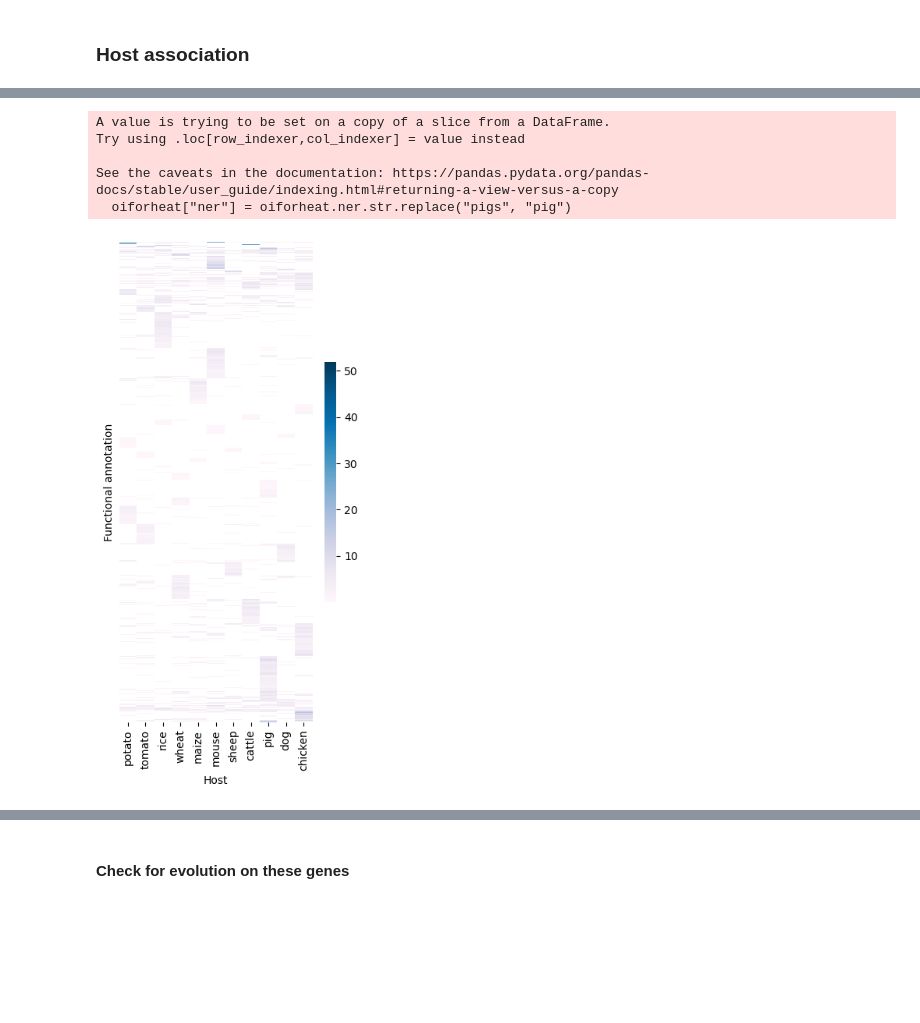
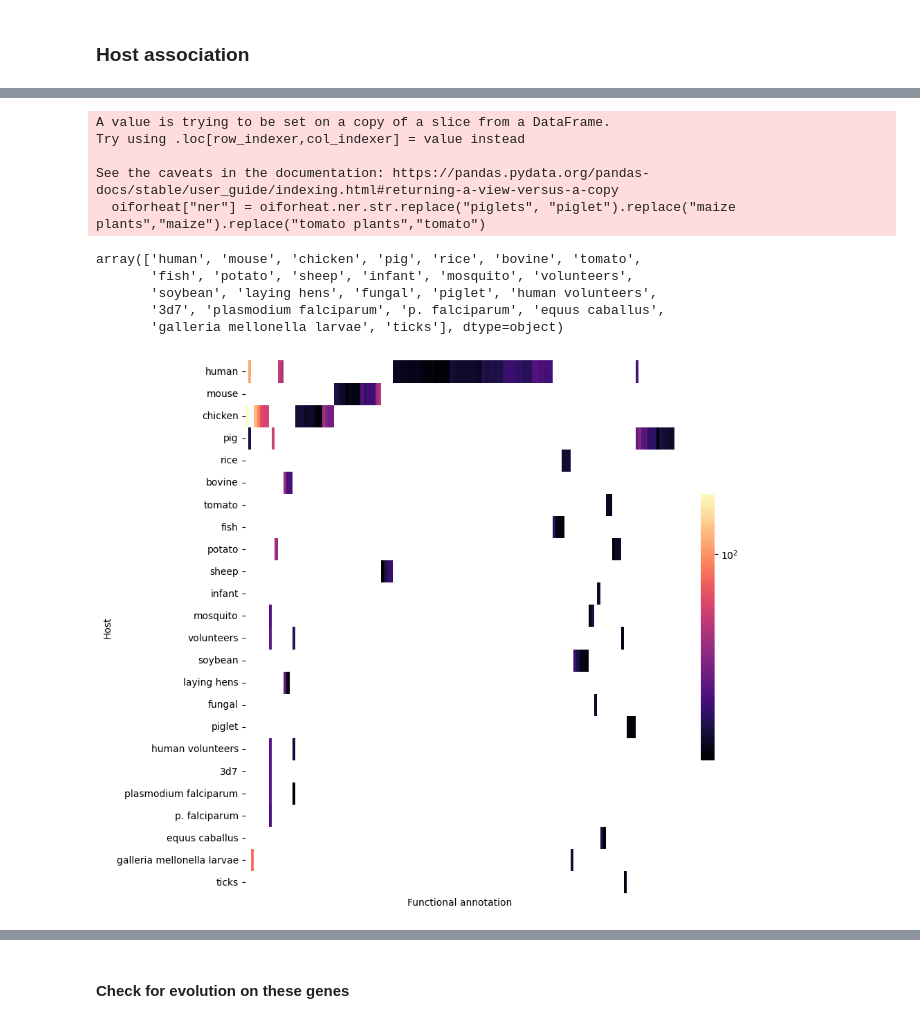
Before and after one commit to danielzmbp/NLP4Pheno, a Jupyter notebook: notebooks/analyze_xgboost_tidy.ipynb, the cells around one changed output, grey strips where cells are left out. Drawn from its saved outputs; the diff is of its cells as text; code cells hidden in the pictures; blank space fills up the shorter version.

Commit message:
new annotations

```diff
--- a/notebooks/analyze_xgboost_tidy.ipynb
+++ b/notebooks/analyze_xgboost_tidy.ipynb
@@ -159,45 +258,65 @@ oi
+# %%
+oiforheat = oi
+
+oiforheat["ner"] = oiforheat.ner.str.replace("piglets", "piglet").replace("maize plants","maize").replace("tomato plants","tomato")
+# Remove non-informative ners and merge duplicated
+to_filter_out = ["plants", "poultry", "plant"]
+filtered_oi = oiforheat[~oiforheat['ner'].isin(to_filter_out)]
+
+# Apply importance cutoff
+importance_cutoff = 15
+filtered_oi = filtered_oi[filtered_oi['importance_values'] > importance_cutoff]
+filtered_oi.ner.unique()
+# %% [output]
+A value is trying to be set on a copy of a slice from a DataFrame.
+Try using .loc[row_indexer,col_indexer] = value instead
+
+See the caveats in the documentation: https://pandas.pydata.org/pandas-docs/stable/user_guide/indexing.html#returning-a-view-versus-a-copy
+  oiforheat["ner"] = oiforheat.ner.str.replace("piglets", "piglet").replace("maize plants","maize").replace("tomato plants","tomato")
+array(['human', 'mouse', 'chicken', 'pig', 'rice', 'bovine', 'tomato',
+       'fish', 'potato', 'sheep', 'infant', 'mosquito', 'volunteers',
+       'soybean', 'laying hens', 'fungal', 'piglet', 'human volunteers',
+       '3d7', 'plasmodium falciparum', 'p. falciparum', 'equus caballus',
+       'galleria mellonella larvae', 'ticks'], dtype=object)
 # %%
-oiforheat = oi
-
-oiforheat["ner"] = oiforheat.ner.str.replace("pigs", "pig")
-# Remove non-informative ners and merge duplicated
-to_filter_out = ["plants", "poultry", "plant","human"]
-filtered_oi = oiforheat[~oiforheat['ner'].isin(to_filter_out)]
-
 genes_occurrence = filtered_oi['gene'].value_counts()
 genes_several = genes_occurrence.index.tolist()
 filtered_oi = filtered_oi[filtered_oi['gene'].isin(genes_several)]
 
 # Pivot the dataframe to create a matrix for the heatmap
 heatmap_data = filtered_oi.pivot_table(index='ner', columns='gene', values='importance_values', aggfunc='max')
 
+# Drop all columns with no values
+heatmap_data = heatmap_data.dropna(how='all', axis=1)
+
 # Specify the order of organisms
-#order_ner = ["potato", "tomato", "rice", "wheat", "maize"] #"mouse", "sheep", "cattle", "pig", "dog", "chicken"]
-order_ner = ["potato", "tomato", "rice", "wheat", "maize","mouse","sheep", "cattle", "pig", "dog", "chicken"]
-#order_ner = ["mouse","sheep","cattle","pig","dog","chicken"]
+#order_ner = ["potato", "tomato", "rice", "wheat", "maize","mouse","sheep", "cattle", "piglet","pig", "dog", "chicken"]
+order_ner = ['human', 'mouse', 'chicken', 'pig', 'rice', 'bovine', 'tomato',
+       'fish', 'potato', 'sheep', 'infant', 'mosquito', 'volunteers',
+       'soybean', 'laying hens', 'fungal', 'piglet', 'human volunteers',
+       '3d7', 'plasmodium falciparum', 'p. falciparum', 'equus caballus',
+       'galleria mellonella larvae', 'ticks']
 
 # Reorder heatmap_data to match the specified order of organisms
 heatmap_data = heatmap_data.loc[order_ner]
 
 # Clustering on genes
 linkage_matrix = linkage(heatmap_data.T.fillna(0), method='average')
 ordered_indices = leaves_list(linkage_matrix)
 ordered_genes = heatmap_data.columns[ordered_indices]
 
+# Remove genes that are all na
+ordered_genes = ordered_genes[~heatmap_data[ordered_genes].isna().all()]
+
 # Reorder heatmap_data according to clustering of genes
 heatmap_data = heatmap_data[ordered_genes]
 
-# Create the heatmap
-plt.figure(figsize=(4, 8))
-sns.heatmap(heatmap_data.T, cmap='PuBu', annot=False, fmt=".2f", cbar=True, yticklabels=False, cbar_kws={'shrink': 0.5})
+# Create the heatmap with log color mapping
+plt.figure(figsize=(10, 10))
+sns.heatmap(heatmap_data, cmap='magma', annot=False, fmt=".2f", cbar=True, xticklabels=False, cbar_kws={'shrink': 0.5}, norm=SymLogNorm(linthresh=0.01))
 
-plt.xlabel('Host')
-plt.ylabel('Functional annotation')
-plt.savefig("figures/xgboost/xgboost_heatmap_cluster.pdf", bbox_inches="tight")
+plt.ylabel('Host')
+plt.xlabel('Functional annotation')
+plt.savefig("figures/xgboost/xgboost_heatmap_cluster_inhabits.pdf", bbox_inches="tight")
 # %% [output]
-A value is trying to be set on a copy of a slice from a DataFrame.
-Try using .loc[row_indexer,col_indexer] = value instead
-
-See the caveats in the documentation: https://pandas.pydata.org/pandas-docs/stable/user_guide/indexing.html#returning-a-view-versus-a-copy
-  oiforheat["ner"] = oiforheat.ner.str.replace("pigs", "pig")
-[figure, old version]
+[figure, new version]
```
Also changed, not shown: parts of 45 cells of this notebook, 2 other files.
